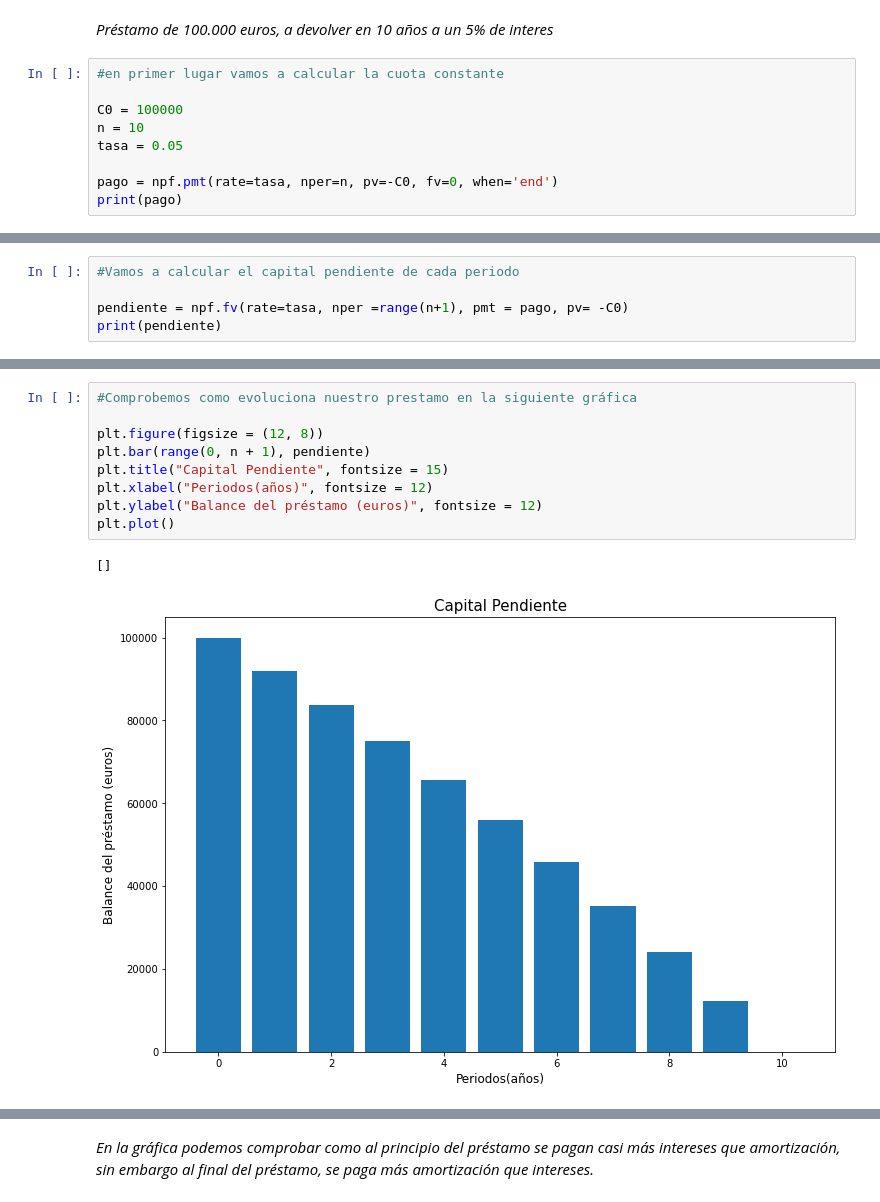
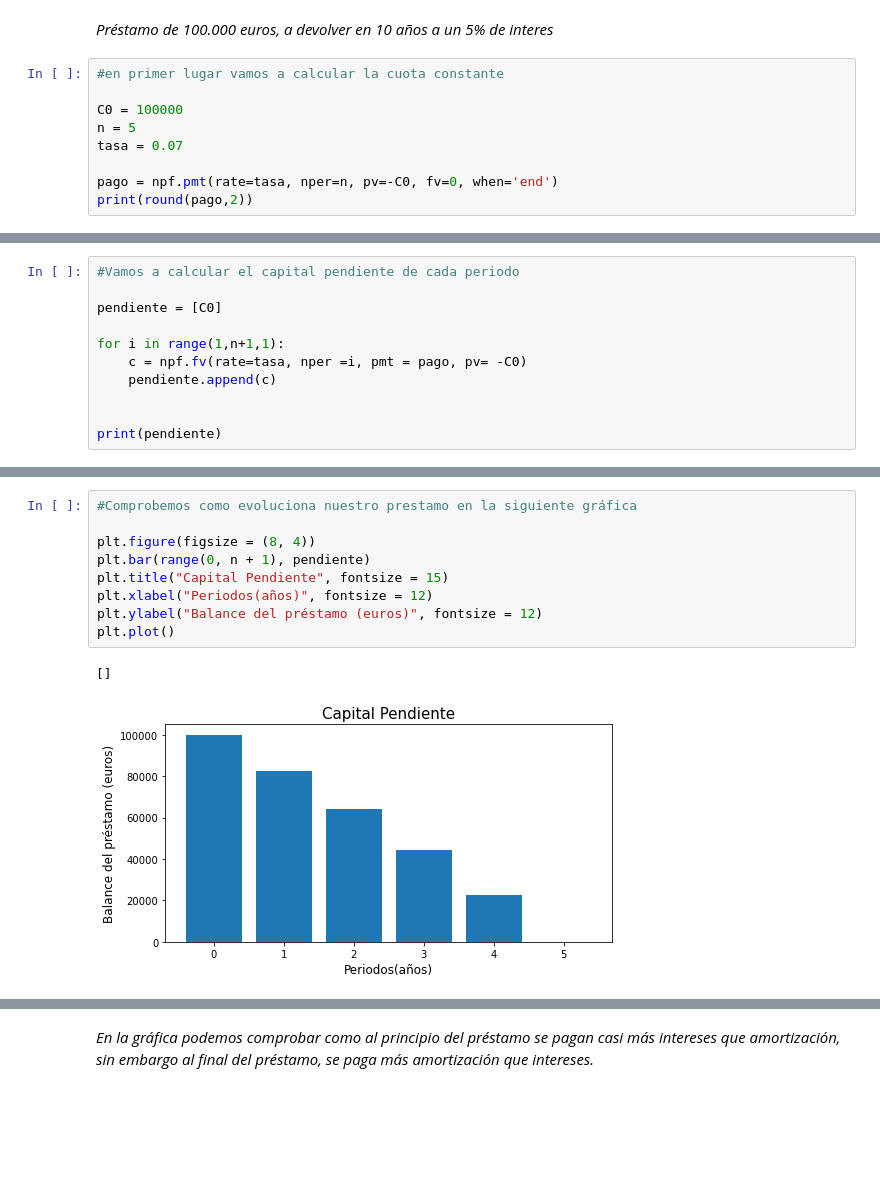
Before and after one commit to RebecaGa/TFG---URJC-2020-2021, a Jupyter notebook: 12. Préstamos.ipynb, the cells around one changed output, grey strips where cells are left out. Cells and saved outputs as stored; diff of their text form; blank space fills up the shorter version.

```diff
--- a/12. Préstamos.ipynb
+++ b/12. Préstamos.ipynb
@@ -38,9 +38,9 @@ import matplotlib.pyplot as plt
 #en primer lugar vamos a calcular la cuota constante
 
 C0 = 100000
-n = 10
-tasa = 0.05
+n = 5
+tasa = 0.07
 
 pago = npf.pmt(rate=tasa, nper=n, pv=-C0, fv=0, when='end')
-print(pago)
+print(round(pago,2))
 # %% [output]
@@ -48,6 +48,12 @@ print(pago)
 # %%
 #Vamos a calcular el capital pendiente de cada periodo
 
-pendiente = npf.fv(rate=tasa, nper =range(n+1), pmt = pago, pv= -C0)
+pendiente = [C0]
+
+for i in range(1,n+1,1):
+    c = npf.fv(rate=tasa, nper =i, pmt = pago, pv= -C0)
+    pendiente.append(c)
+
+
 print(pendiente)
 # %% [output]
@@ -121,13 +133,13 @@ print(tab.tabulate(datos, headers= ['Periodo', 'Anualidad', 'Intereses', 'Amorti
 # %%
 #Comprobemos como evoluciona nuestro prestamo en la siguiente gráfica
 
-plt.figure(figsize = (12, 8))
+plt.figure(figsize = (8, 4))
 plt.bar(range(0, n + 1), pendiente)
 plt.title("Capital Pendiente", fontsize = 15)
 plt.xlabel("Periodos(años)", fontsize = 12)
 plt.ylabel("Balance del préstamo (euros)", fontsize = 12)
 plt.plot()
 # %% [output]
 []
-[figure, old version]
+[figure, new version]
 # %%
```
Also changed, not shown: parts of 16 cells of this notebook, 27 other files.
